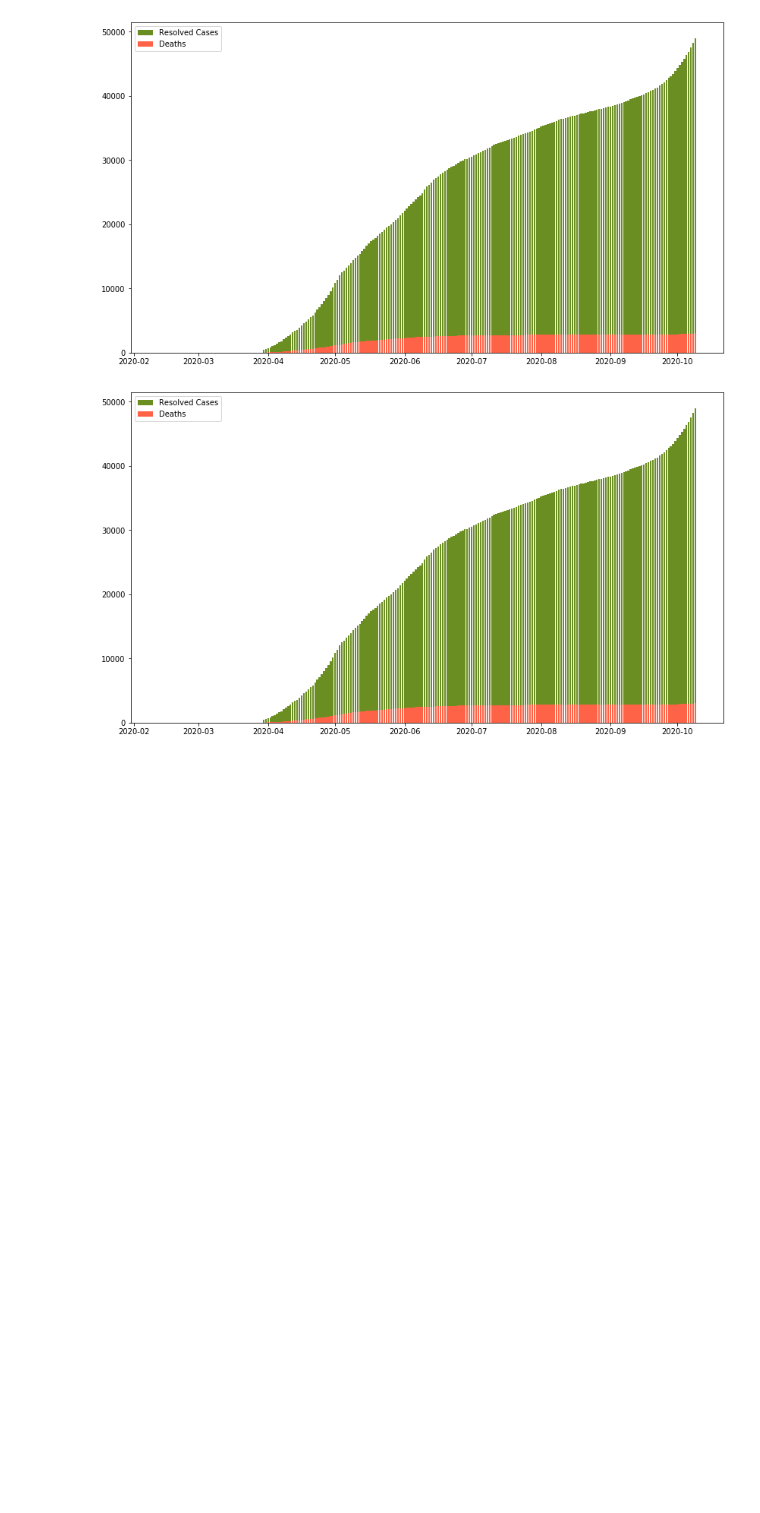
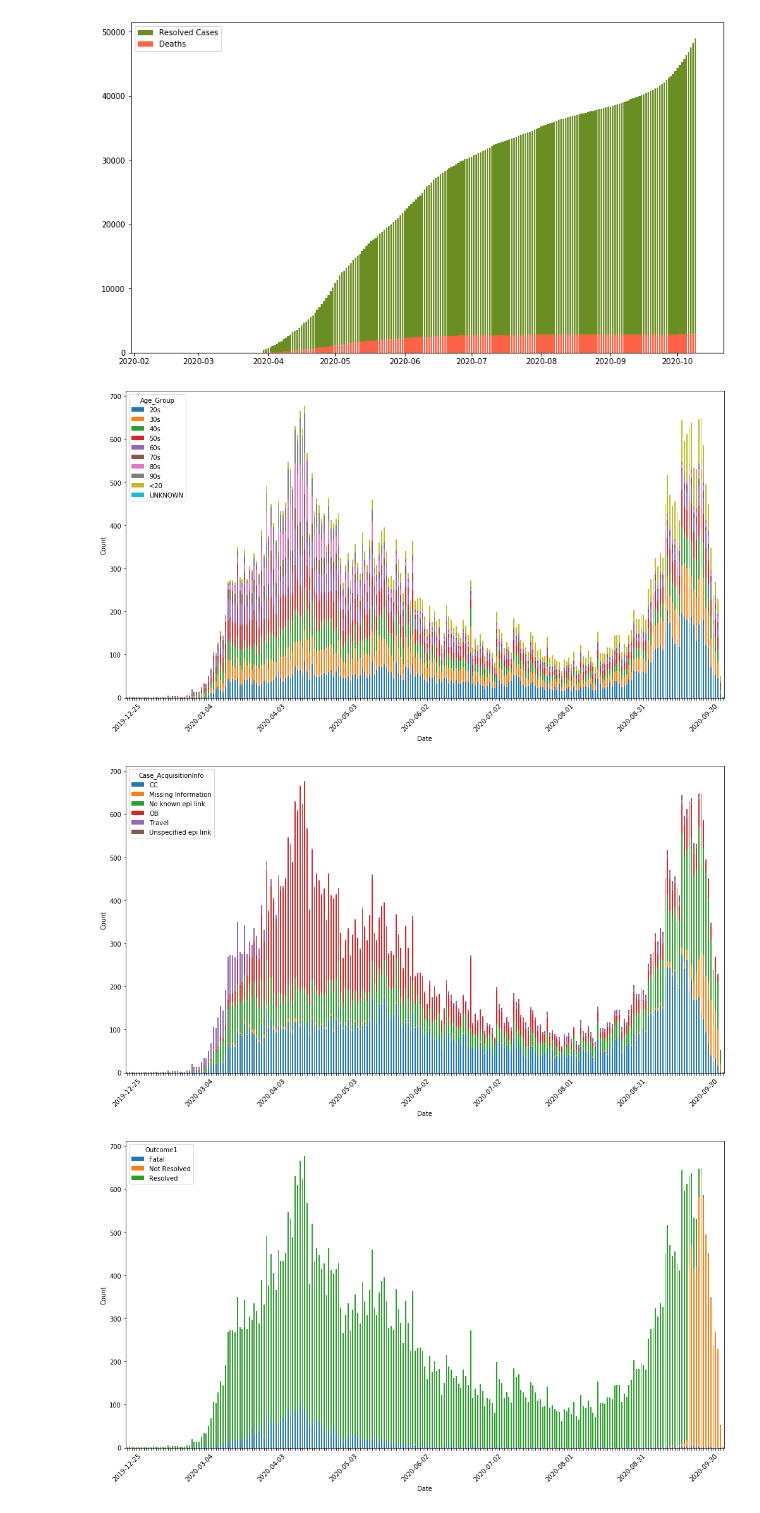
Before and after one commit to KojoObeng/covid-19, a Jupyter notebook: EDA.ipynb, the cells around one changed output. Drawn from its saved outputs; the diff is of its cells as text; code cells hidden in the pictures; blank space fills up the shorter version.

```diff
--- a/EDA.ipynb
+++ b/EDA.ipynb
@@ -82,16 +54,22 @@ plt.legend(loc = 'upper left')
 plt.show()
 # %% [output]
 [figure]
-# %%
-# Resolved, Deaths, Total Cases
-
-fig, ax = plt.subplots(figsize=(14,8))
-
-ax.bar(cvdd.index.values, cvdd['Resolved'], color='olivedrab',label='Resolved Cases')
-ax.bar(cvdd.index.values, cvdd['Deaths'], color='tomato',label='Deaths')
-#ax.bar(cvdd.index.values, cvdd['Total Cases'], color='slategray',label='Total Cases')
-
-plt.legend(loc = 'upper left')
-plt.show()
-# %% [output]
-[figure, removed]
+# %%
+def plot_graphs(df,lst):
+    for i in lst:
+        ax = pd.pivot_table(df, index='Accurate_Episode_Date', values='Row_ID', columns=i, aggfunc='count').plot.bar(stacked=True,figsize=(14,8))
+        for n, label in enumerate(ax.xaxis.get_ticklabels()):
+            if n % every_nth != 0:
+                label.set_visible(False)
+        plt.xticks(rotation=45)
+        plt.xlabel('Date')
+        plt.ylabel('Count')
+        plt.tight_layout()
+        plt.show()
+
+lst = ['Age_Group','Case_AcquisitionInfo','Outcome1','Client_Gender','Reporting_PHU_City']
+plot_graphs(df,lst)
+# %% [output]
+[figure, added]
+[figure, added]
+[figure, added]
```
Also changed, not shown: parts of 8 cells of this notebook.
